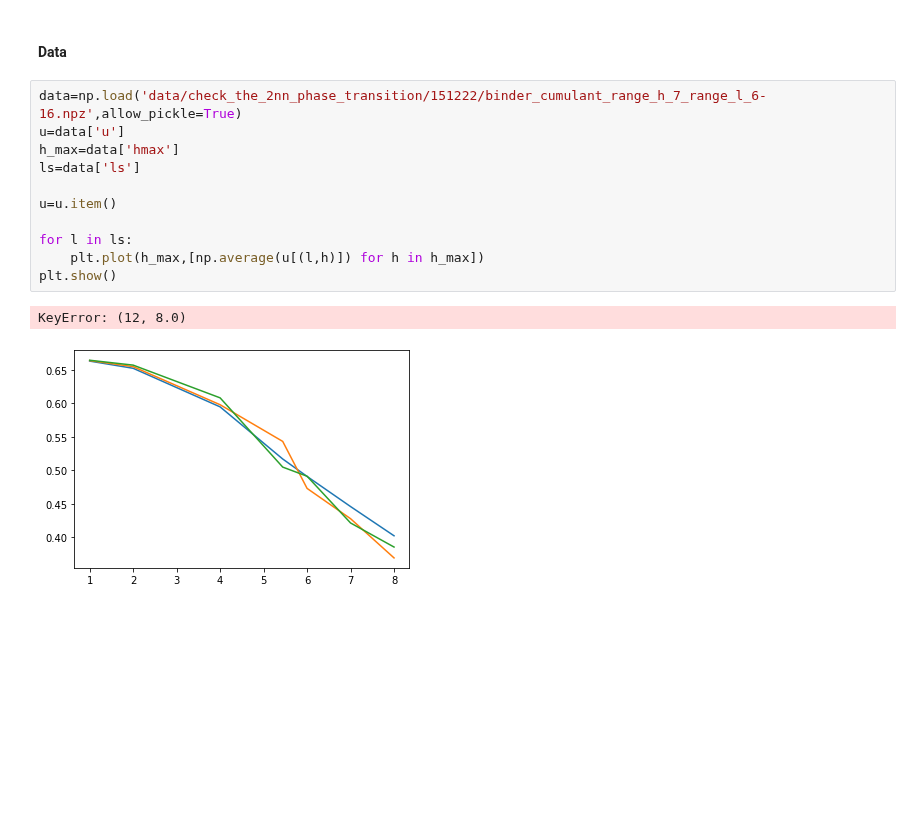
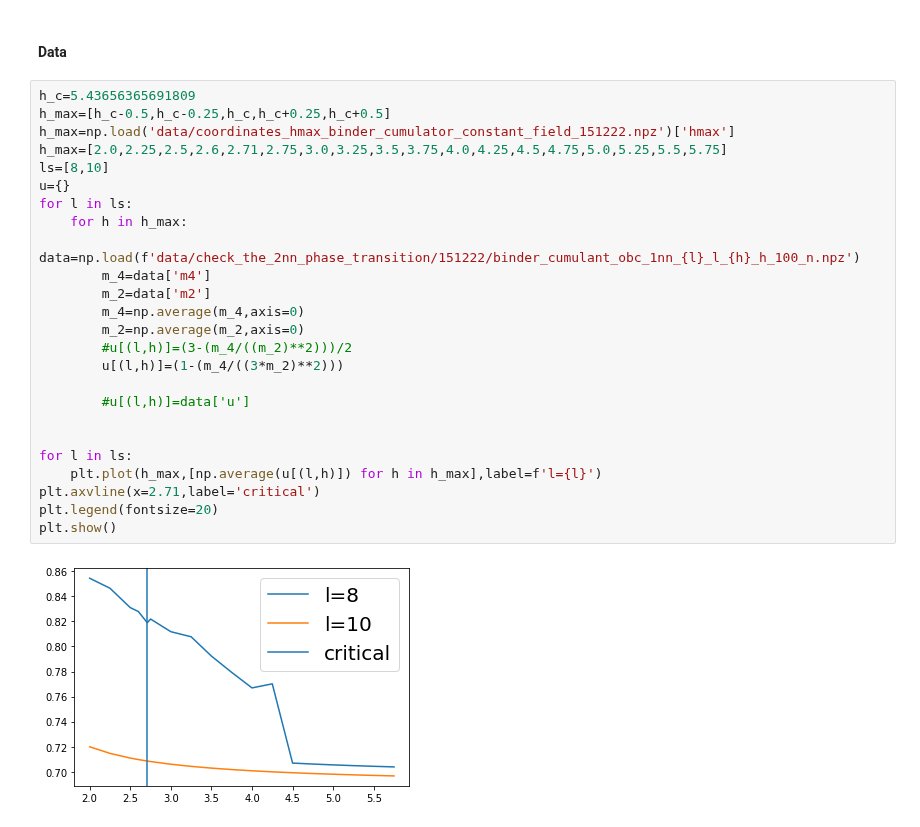
Before and after one commit to emacosta95/quantum_simulations_for_ising, a Jupyter notebook: 2nn_phase_transition.ipynb, the cells around one changed output. Saved outputs shown, nothing was run; the diff lists cells and outputs as text; blank space fills up the shorter version.

```diff
--- a/2nn_phase_transition.ipynb
+++ b/2nn_phase_transition.ipynb
@@ -74,20 +90,33 @@ import numpy as np
 from src.utils_sparse_diag import binder_cumulant_computation
 # %% [markdown]
 #### Data
-# %%
-data=np.load('data/check_the_2nn_phase_transition/151222/binder_cumulant_range_h_7_range_l_6-16.npz',allow_pickle=True)
-u=data['u']
-h_max=data['hmax']
-ls=data['ls']
-
-u=u.item()
-
-for l in ls:
-    plt.plot(h_max,[np.average(u[(l,h)]) for h in h_max])
-plt.show()
-# %% [output]
-KeyError: (12, 8.0)
-[figure, removed]
+# %%
+h_c=5.43656365691809
+h_max=[h_c-0.5,h_c-0.25,h_c,h_c+0.25,h_c+0.5]
+h_max=np.load('data/coordinates_hmax_binder_cumulator_constant_field_151222.npz')['hmax']
+h_max=[2.0,2.25,2.5,2.6,2.71,2.75,3.0,3.25,3.5,3.75,4.0,4.25,4.5,4.75,5.0,5.25,5.5,5.75]
+ls=[8,10]
+u={}
+for l in ls:
+    for h in h_max:
+        data=np.load(f'data/check_the_2nn_phase_transition/151222/binder_cumulant_obc_1nn_{l}_l_{h}_h_100_n.npz')
+        m_4=data['m4']
+        m_2=data['m2']
+        m_4=np.average(m_4,axis=0)
+        m_2=np.average(m_2,axis=0)
+        #u[(l,h)]=(3-(m_4/((m_2)**2)))/2
+        u[(l,h)]=(1-(m_4/((3*m_2)**2)))
+
+        #u[(l,h)]=data['u']
+
+
+for l in ls:
+    plt.plot(h_max,[np.average(u[(l,h)]) for h in h_max],label=f'l={l}')
+plt.axvline(x=2.71,label='critical')
+plt.legend(fontsize=20)
+plt.show()
+# %% [output]
+[figure, added]
 # %%
 for l in ls:
     plt.plot(h_max,[np.average(u[(l,h)]) for h in h_max])
```
Also changed, not shown: parts of 4 cells of this notebook, 7 other files.
